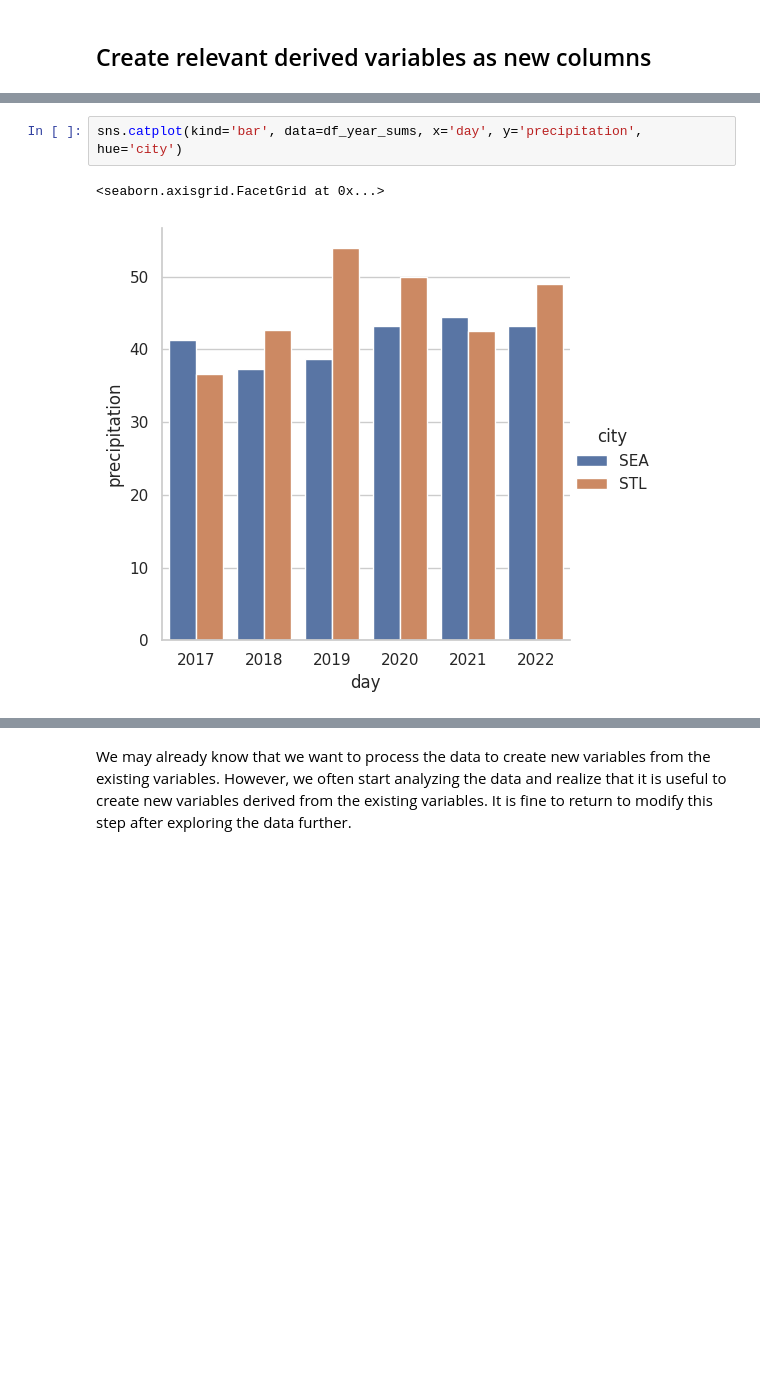
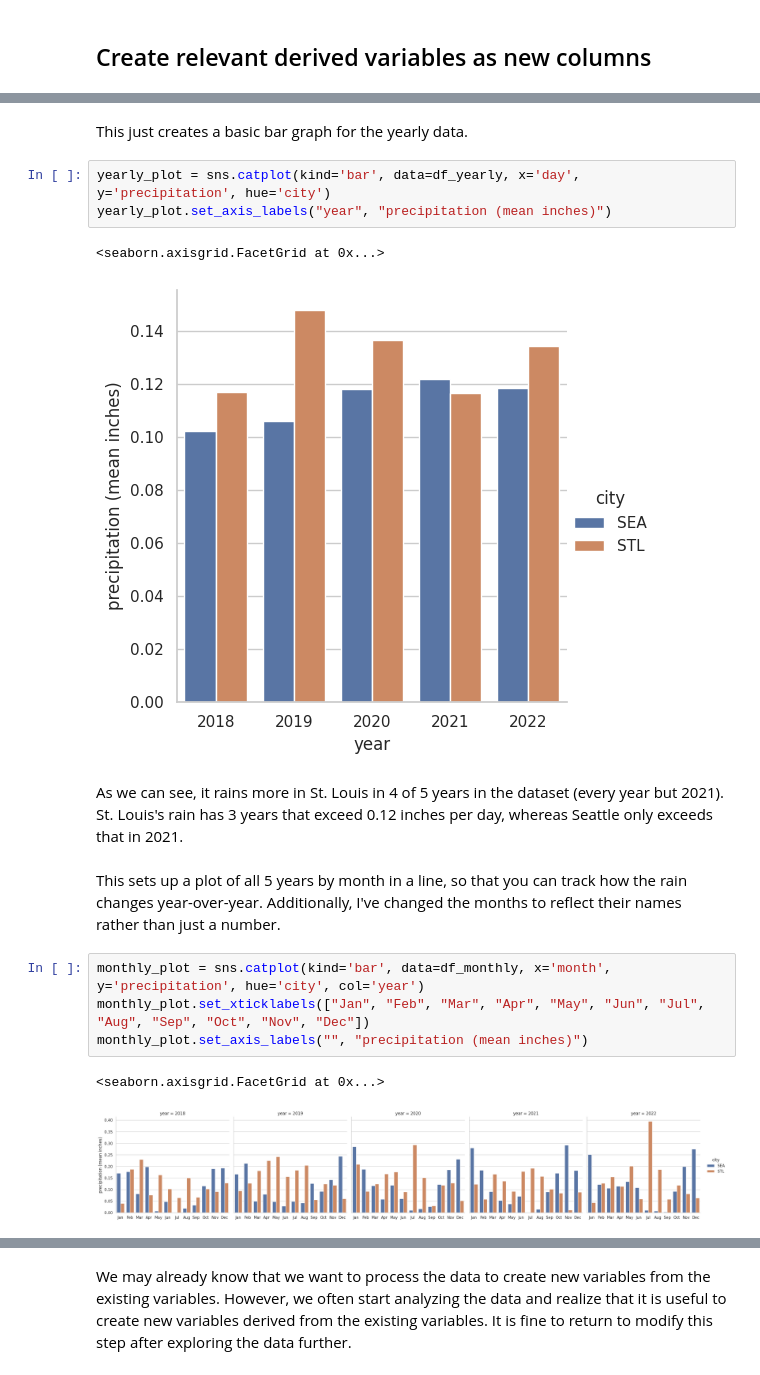
Before and after one commit to imp-etus/Seattle-Weather, a Jupyter notebook: Evelyn_McCarty_DATA_3320_Seattle_St_Louis_Data_Preparation.ipynb, the cells around one changed output, grey strips where cells are left out. Drawn from its saved outputs; the diff is of its cells as text; blank space fills up the shorter version.

```diff
--- a/Evelyn_McCarty_DATA_3320_Seattle_St_Louis_Data_Preparation.ipynb
+++ b/Evelyn_McCarty_DATA_3320_Seattle_St_Louis_Data_Preparation.ipynb
@@ -213,5 +112,19 @@ df_just_months = df_just_months.reset_index()
+# %% [markdown]
+This just creates a basic bar graph for the yearly data.
 # %%
-sns.catplot(kind='bar', data=df_year_sums, x='day', y='precipitation', hue='city')
+yearly_plot = sns.catplot(kind='bar', data=df_yearly, x='day', y='precipitation', hue='city')
+yearly_plot.set_axis_labels("year", "precipitation (mean inches)")
 # %% [output]
 <seaborn.axisgrid.FacetGrid at 0x...>
-[figure, old version]
+[figure, new version]
+# %% [markdown]
+As we can see, it rains more in St. Louis in 4 of 5 years in the dataset (every year but 2021). St. Louis's rain has 3 years that exceed 0.12 inches per day, whereas Seattle only exceeds that in 2021.
+# %% [markdown]
+This sets up a plot of all 5 years by month in a line, so that you can track how the rain changes year-over-year. Additionally, I've changed the months to reflect their names rather than just a number.
+# %%
+monthly_plot = sns.catplot(kind='bar', data=df_monthly, x='month', y='precipitation', hue='city', col='year')
+monthly_plot.set_xticklabels(["Jan", "Feb", "Mar", "Apr", "May", "Jun", "Jul", "Aug", "Sep", "Oct", "Nov", "Dec"])
+monthly_plot.set_axis_labels("", "precipitation (mean inches)")
+# %% [output]
+<seaborn.axisgrid.FacetGrid at 0x...>
+[figure, added]
```
Also changed, not shown: parts of 34 cells of this notebook.
